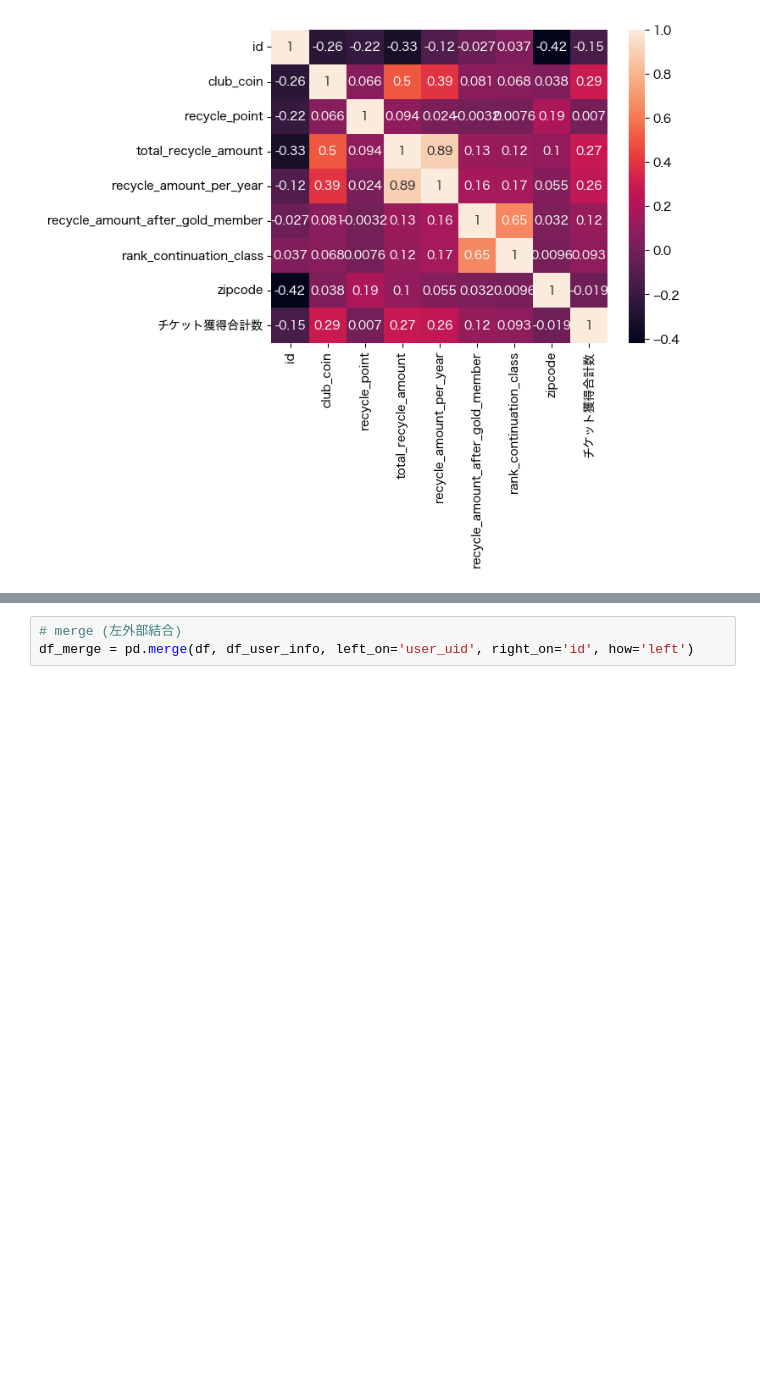
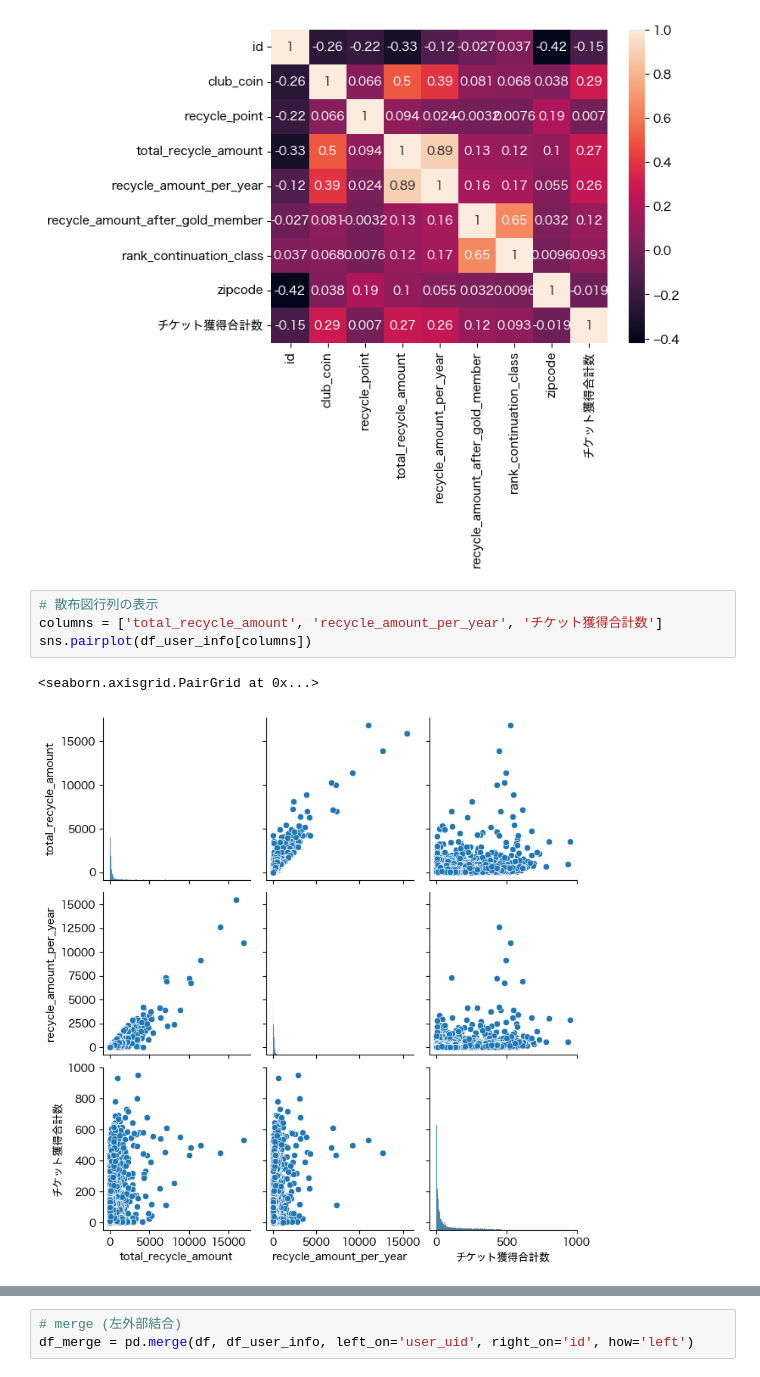
Before and after one commit to Naoya-Yasuda/MANABI_DX_QUEST_2023_PrePoC, a Jupyter notebook: notebook/visualization_gacha_history.ipynb, the cells around one changed output, grey strips where cells are left out. Cells and saved outputs as stored; diff of their text form; blank space fills up the shorter version.

Commit message:
散布図行列の表示

```diff
--- a/notebook/visualization_gacha_history.ipynb
+++ b/notebook/visualization_gacha_history.ipynb
@@ -282,3 +284,10 @@ sns.heatmap(correlation_matrix, annot=True)
 plt.show()
 # %% [output]
 [figure]
+# %%
+# 散布図行列の表示
+columns = ['total_recycle_amount', 'recycle_amount_per_year', 'チケット獲得合計数']
+sns.pairplot(df_user_info[columns])
+# %% [output]
+<seaborn.axisgrid.PairGrid at 0x...>
+[figure, added]
```
Also changed, not shown: parts of 3 cells of this notebook.
